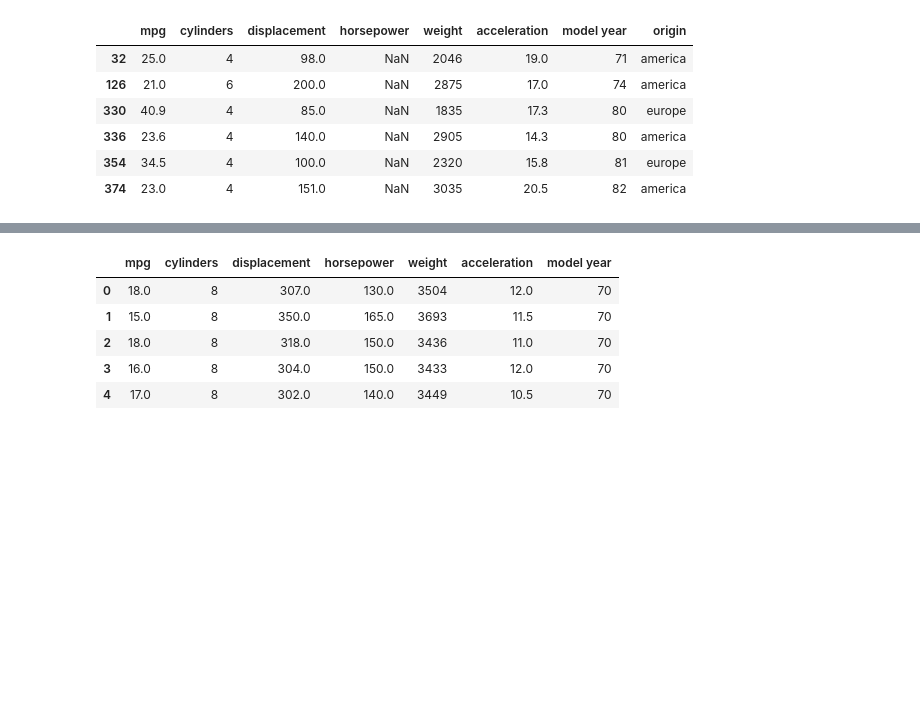
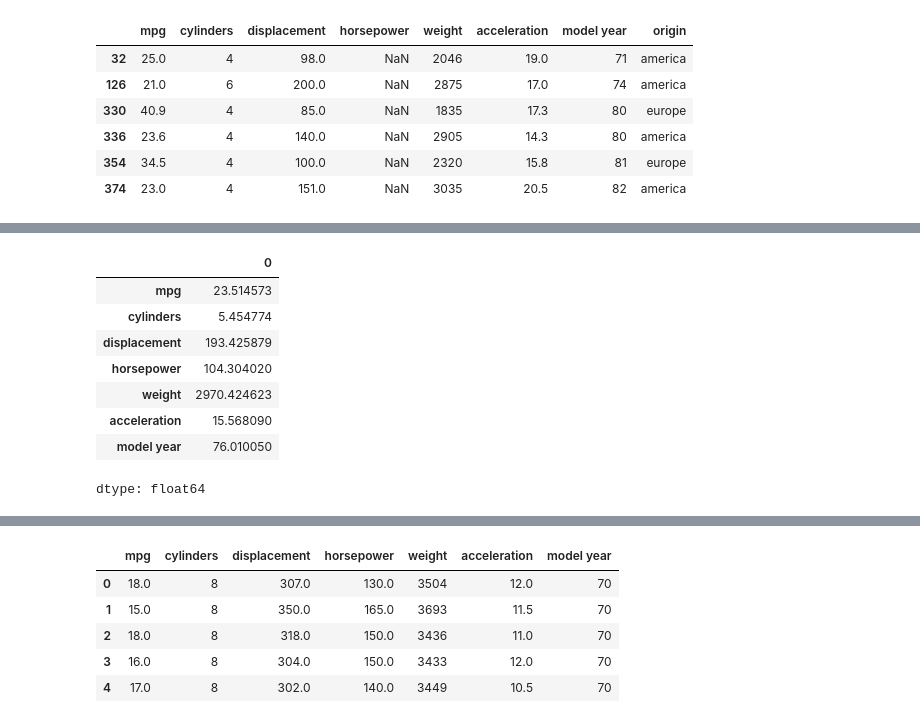
Before and after one commit to mmfara/Data-Science-ML-Projects, a Jupyter notebook: Auto_MPG_Linear_Regression.ipynb, the cells around one changed output, grey strips where cells are left out. Drawn from its saved outputs; the diff is of its cells as text; code cells hidden in the pictures; blank space fills up the shorter version.

```diff
--- a/Auto_MPG_Linear_Regression.ipynb
+++ b/Auto_MPG_Linear_Regression.ipynb
@@ -151,3 +192,16 @@ dtype: float64
+# %%
+numeric_df = df.select_dtypes(include=[np.number])
+numeric_df.mean()
+# %% [output]
+|  | 0 |
+| mpg | 23.514573 |
+| cylinders | 5.454774 |
+| displacement | 193.425879 |
+| horsepower | 104.304020 |
+| weight | 2970.424623 |
+| acceleration | 15.568090 |
+| model year | 76.010050 |
+dtype: float64
 # %%
 df.isnull().sum()
 # %% [output]
```
Also changed, not shown: parts of 38 cells of this notebook.
